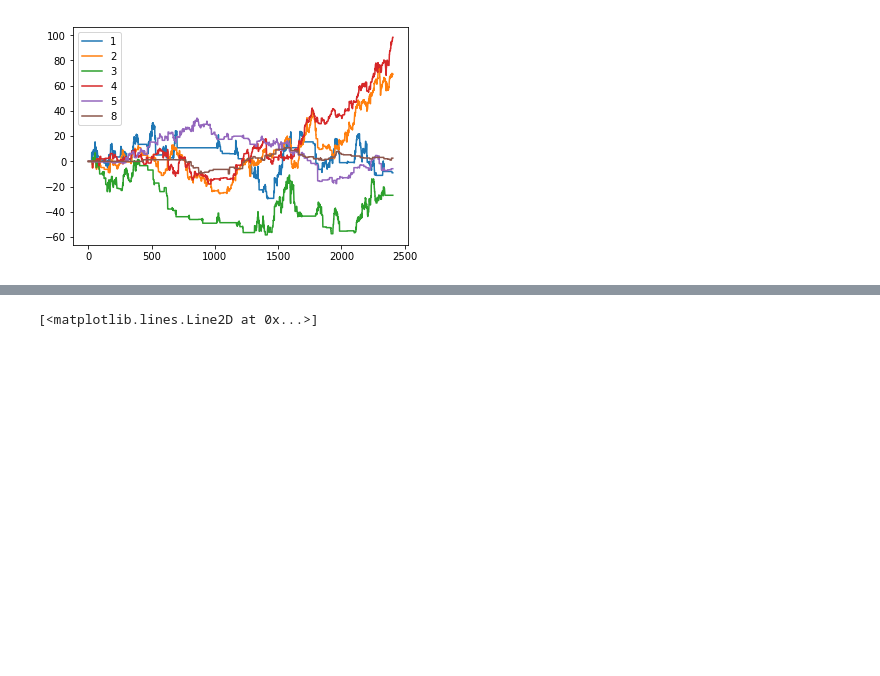
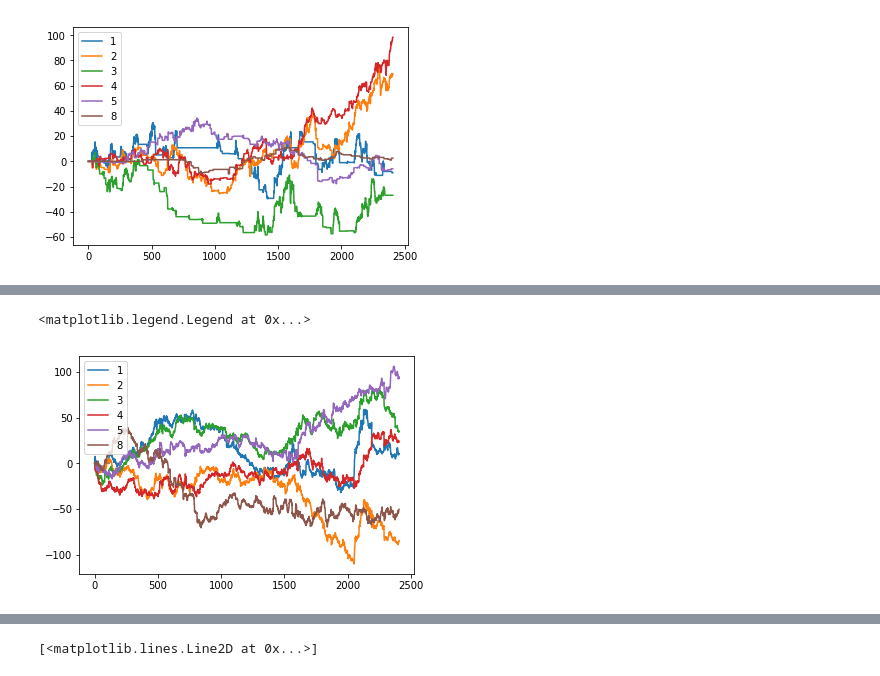
Before and after one commit to joshuap2613/MomentumTrading, a Jupyter notebook: Elo_Pairs_Trades/EloTradingMethods.ipynb, the cells around one changed output, grey strips where cells are left out. Cells and saved outputs as stored; diff of their text form; code cells hidden in the pictures; blank space fills up the shorter version.

```diff
--- a/Elo_Pairs_Trades/EloTradingMethods.ipynb
+++ b/Elo_Pairs_Trades/EloTradingMethods.ipynb
@@ -471,0 +500,18 @@ plt.legend()
+# %%
+random3_weighted_bin1 = binary_weighted_bet_strat(directory, stocks_random3,[],1,.01)
+random3_weighted_bin2 = binary_weighted_bet_strat(directory, stocks_random3,[],2,.01)
+random3_weighted_bin3 = binary_weighted_bet_strat(directory, stocks_random3,[],3,.01)
+random3_weighted_bin4 = binary_weighted_bet_strat(directory, stocks_random3,[],4,.01)
+random3_weighted_bin5 = binary_weighted_bet_strat(directory, stocks_random3,[],5,.01)
+random3_weighted_bin8 = binary_weighted_bet_strat(directory, stocks_random3,[],8,.01)
+# %%
+plt.plot(random3_weighted_bin1, label ="1")
+plt.plot(random3_weighted_bin2, label = "2")
+plt.plot(random3_weighted_bin3, label = "3")
+plt.plot(random3_weighted_bin4, label = "4")
+plt.plot(random3_weighted_bin5, label = "5")
+plt.plot(random3_weighted_bin8, label = "8")
+plt.legend()
+# %% [output]
+<matplotlib.legend.Legend at 0x...>
+[figure, added]
```
Also changed, not shown: parts of 9 cells of this notebook.
